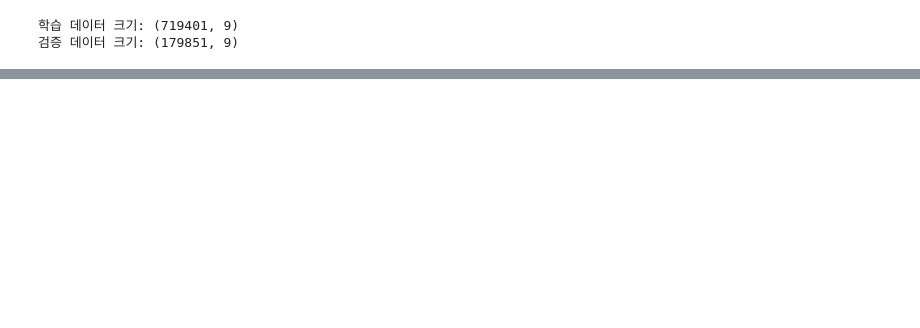
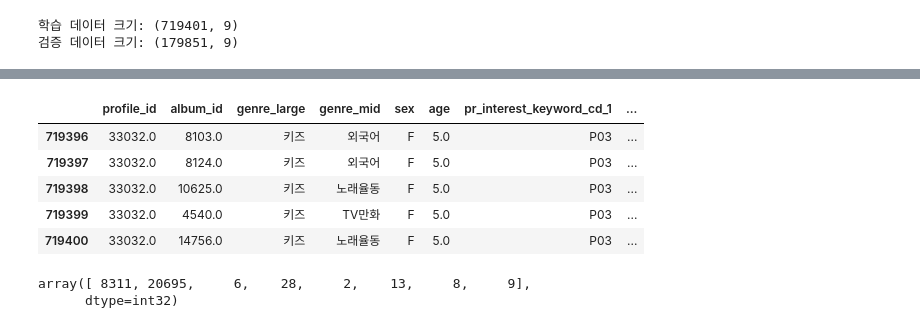
Before and after one commit to minsoo9506/lg-uplus-RecSys-competition, a Jupyter notebook: notebook/make_dataset.ipynb, the cells around one changed output, grey strips where cells are left out. Drawn from its saved outputs; the diff is of its cells as text; code cells hidden in the pictures; blank space fills up the shorter version.

```diff
--- a/notebook/make_dataset.ipynb
+++ b/notebook/make_dataset.ipynb
@@ -193,0 +230,9 @@ print('검증 데이터 크기:', valid.shape)
+# %%
+neg_samples.tail()
+# %% [output]
+|  | profile_id | album_id | genre_large | genre_mid | sex | age | pr_interest_keyword_cd_1 | ... |
+| 719396 | 33032.0 | 8103.0 | 키즈 | 외국어 | F | 5.0 | P03 | ... |
+| 719397 | 33032.0 | 8124.0 | 키즈 | 외국어 | F | 5.0 | P03 | ... |
+| 719398 | 33032.0 | 10625.0 | 키즈 | 노래율동 | F | 5.0 | P03 | ... |
+| 719399 | 33032.0 | 4540.0 | 키즈 | TV만화 | F | 5.0 | P03 | ... |
+| 719400 | 33032.0 | 14756.0 | 키즈 | 노래율동 | F | 5.0 | P03 | ... |
@@ -194,3 +258,9 @@ print('검증 데이터 크기:', valid.shape)
+# %%
+# field 종류별 dim 수
+field_dims
+# %% [output]
+array([ 8311, 20695,     6,    28,     2,    13,     8,     9],
+      dtype=int32)
 # %%
 class DeepFMDataset(Dataset):
     def __init__(self, data: pd.DataFrame):
```
Also changed, not shown: parts of 14 cells of this notebook.
